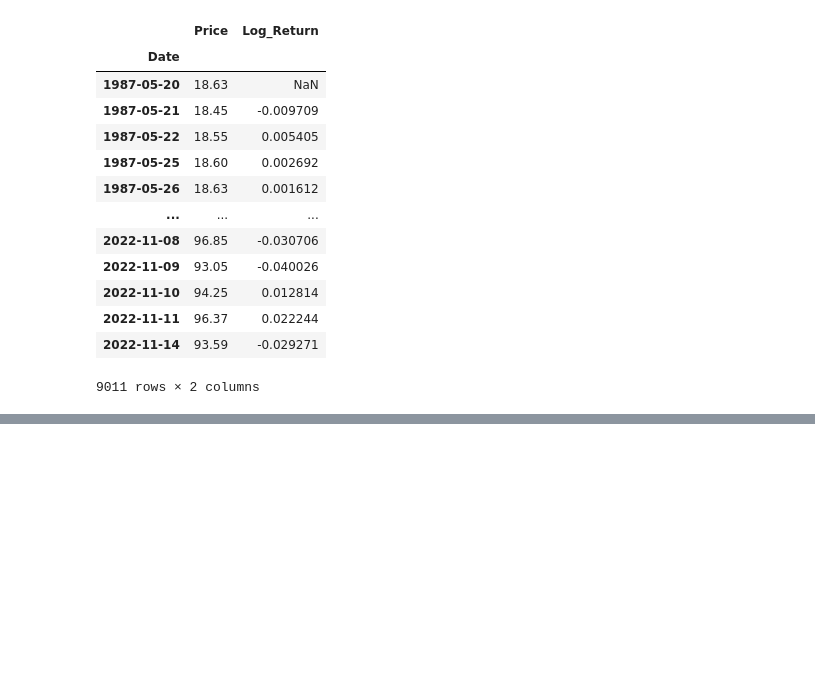
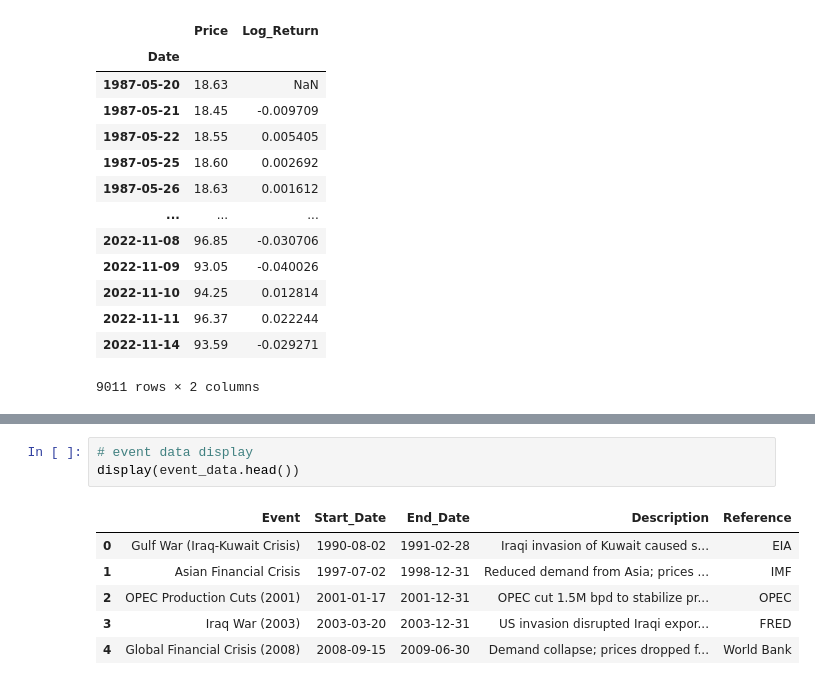
Before and after one commit to chalasimon/Oil-Price-Analysis, a Jupyter notebook: notebook/exploratory_analysis.ipynb, the cells around one changed output, grey strips where cells are left out. Drawn from its saved outputs; the diff is of its cells as text; blank space fills up the shorter version.

```diff
--- a/notebook/exploratory_analysis.ipynb
+++ b/notebook/exploratory_analysis.ipynb
@@ -141,0 +151,10 @@ EDA completed.
+# %%
+# event data display
+display(event_data.head())
+# %% [output]
+|  | Event | Start_Date | End_Date | Description | Reference |
+| 0 | Gulf War (Iraq-Kuwait Crisis) | 1990-08-02 | 1991-02-28 | Iraqi invasion of Kuwait caused s... | EIA |
+| 1 | Asian Financial Crisis | 1997-07-02 | 1998-12-31 | Reduced demand from Asia; prices ... | IMF |
+| 2 | OPEC Production Cuts (2001) | 2001-01-17 | 2001-12-31 | OPEC cut 1.5M bpd to stabilize pr... | OPEC |
+| 3 | Iraq War (2003) | 2003-03-20 | 2003-12-31 | US invasion disrupted Iraqi expor... | FRED |
+| 4 | Global Financial Crisis (2008) | 2008-09-15 | 2009-06-30 | Demand collapse; prices dropped f... | World Bank |
```
Also changed, not shown: parts of 4 cells of this notebook.
